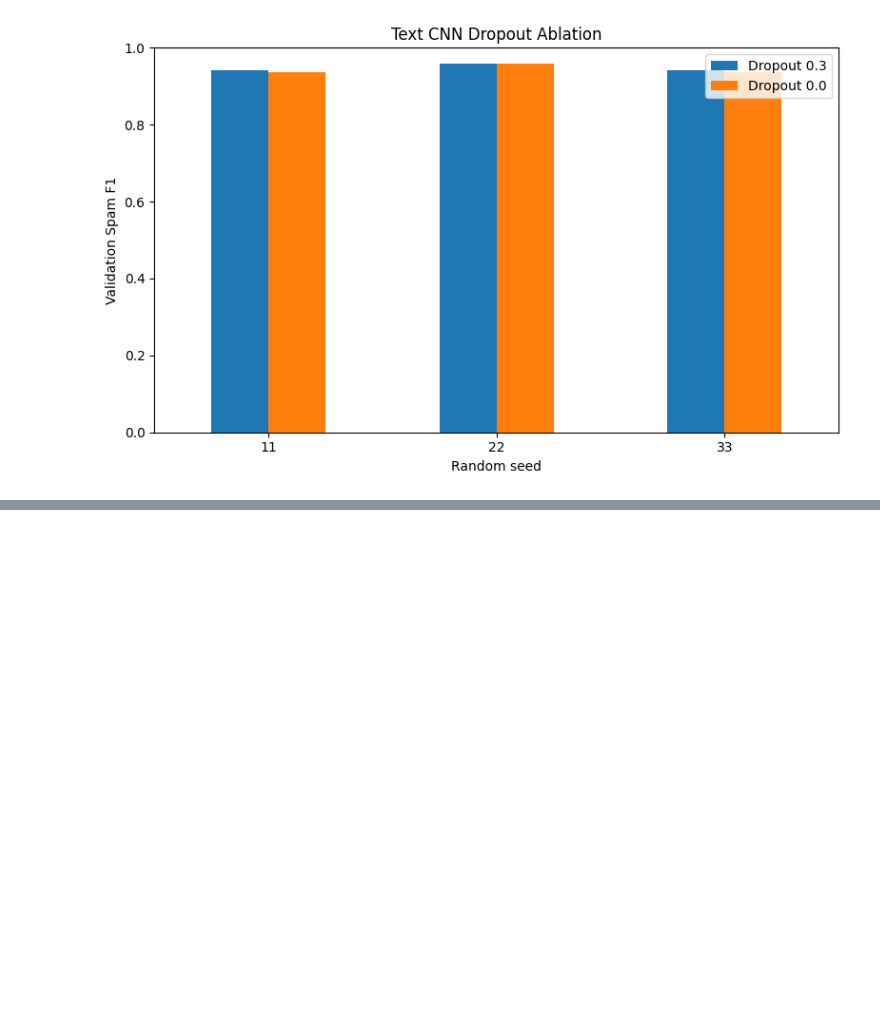
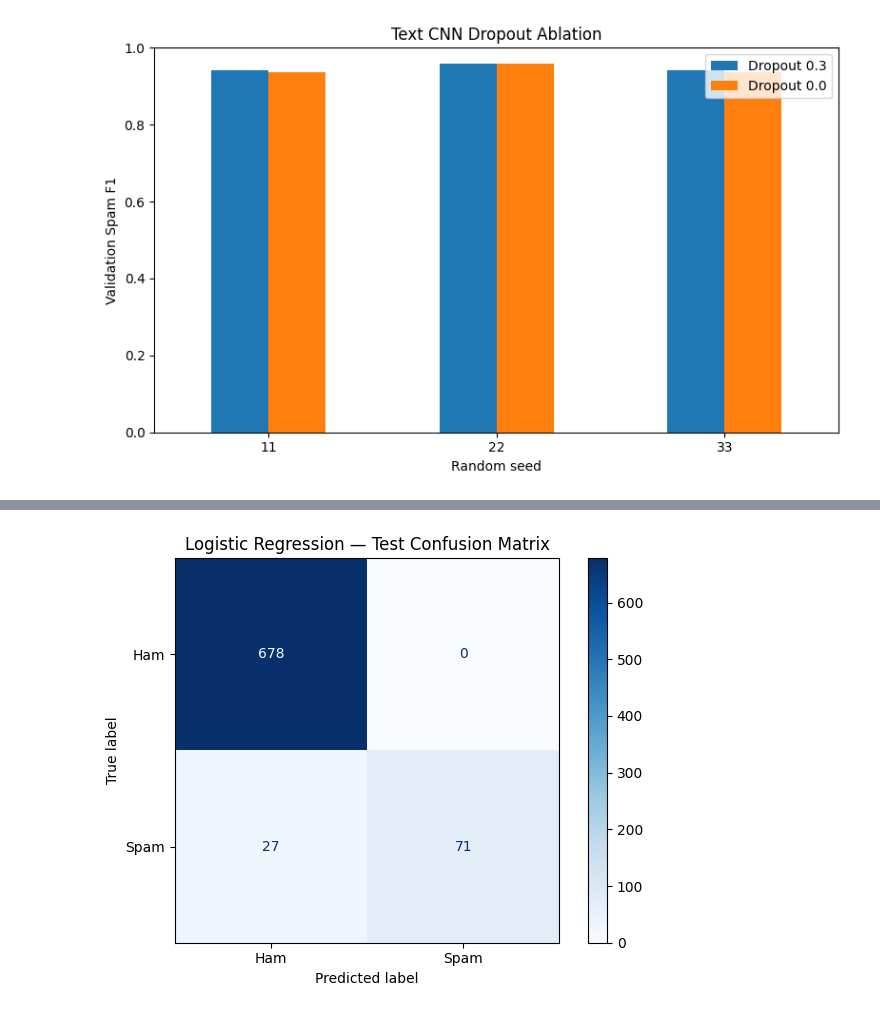
Before and after one commit to ThisumiWijesinghe/SMS_SPAM_DETECTION_ANN, a Jupyter notebook: Neural_Netwrok.ipynb, the cells around one changed output, grey strips where cells are left out. Drawn from its saved outputs; the diff is of its cells as text; code cells hidden in the pictures; blank space fills up the shorter version.

Commit message:
Evaluate the frozen baseline, MLP and Text CNN on the test set

```diff
--- a/Neural_Netwrok.ipynb
+++ b/Neural_Netwrok.ipynb
@@ -3016,0 +3415,82 @@ plt.show()
+# %%
+plot_models = [
+    ("Logistic Regression", 42, "baseline"),
+    ("PyTorch MLP", REPRESENTATIVE_SEED, "mlp"),
+    ("Text CNN", REPRESENTATIVE_SEED, "cnn")
+]
+
+for model_name, seed, filename in plot_models:
+    probabilities = test_probabilities[
+        (model_name, seed)
+    ]
+
+    predictions = (
+        probabilities >= 0.5
+    ).astype(int)
+
+    print(f"\n{model_name} — Test classification report")
+
+    print(
+        classification_report(
+            y_test_array,
+            predictions,
+            labels=[0, 1],
+            target_names=["Ham", "Spam"],
+            zero_division=0
+        )
+    )
+
+    report = classification_report(
+        y_test_array,
+        predictions,
+        labels=[0, 1],
+        target_names=["Ham", "Spam"],
+        output_dict=True,
+        zero_division=0
+    )
+
+    with open(
+        output_dir / f"{filename}_test_class_report.json",
+        "w"
+    ) as file:
+        json.dump(report, file, indent=4)
+
+    ConfusionMatrixDisplay.from_predictions(
+        y_test_array,
+        predictions,
+        labels=[0, 1],
+        display_labels=["Ham", "Spam"],
+        cmap="Blues"
+    )
+
+    plt.title(
+        f"{model_name} — Test Confusion Matrix"
+    )
+    plt.tight_layout()
+
+    plt.savefig(
+        output_dir / f"{filename}_test_confusion.png",
+        dpi=200
+    )
+    plt.show()
+
+fig, axis = plt.subplots(figsize=(8, 6))
+
+for model_name, seed, filename in plot_models:
+    PrecisionRecallDisplay.from_predictions(
+        y_test_array,
+        test_probabilities[(model_name, seed)],
+        name=model_name,
+        ax=axis
+    )
+
+axis.set_title("Test Precision–Recall Comparison")
+plt.tight_layout()
+
+plt.savefig(
+    output_dir / "test_precision_recall_comparison.png",
+    dpi=200
+)
+
+plt.show()
+# %% [output]
@@ -3016,0 +3506 @@ plt.show()
+[figure, added]
```
Also changed, not shown: parts of 11 cells of this notebook.
